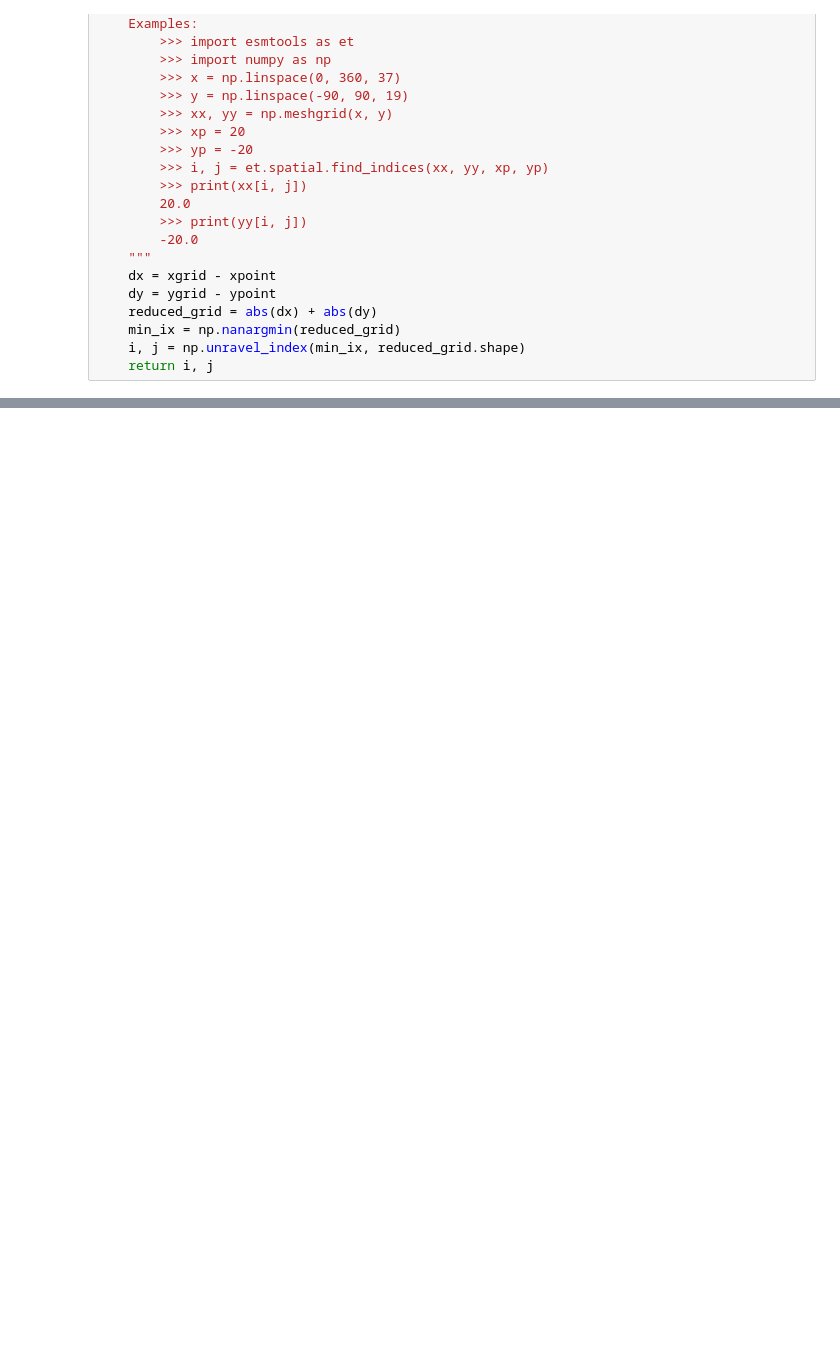
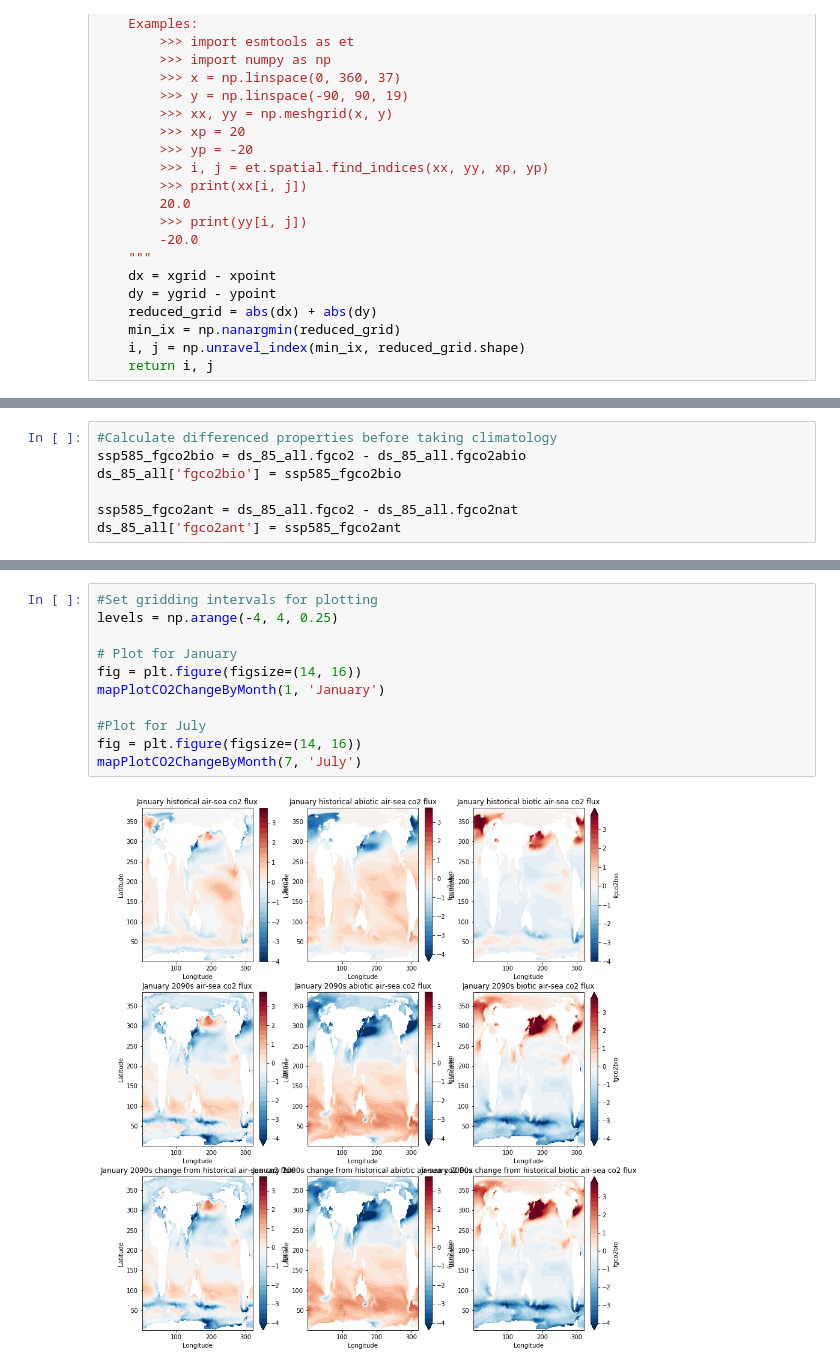
Before and after one commit to mara-freilich/cmip6hack-ocean-bgc, a Jupyter notebook: notebooks/palevsky_CO2flux.ipynb, the cells around one changed output, grey strips where cells are left out. Cells and saved outputs as stored; diff of their text form; blank space fills up the shorter version.

```diff
--- a/notebooks/palevsky_CO2flux.ipynb
+++ b/notebooks/palevsky_CO2flux.ipynb
@@ -363,0 +356,7 @@ Text(0.5, 0, 'Month')
+# %%
+#Calculate differenced properties before taking climatology
+ssp585_fgco2bio = ds_85_all.fgco2 - ds_85_all.fgco2abio
+ds_85_all['fgco2bio'] = ssp585_fgco2bio
+
+ssp585_fgco2ant = ds_85_all.fgco2 - ds_85_all.fgco2nat
+ds_85_all['fgco2ant'] = ssp585_fgco2ant
@@ -363,0 +525,13 @@ Text(0.5, 0, 'Month')
+# %%
+#Set gridding intervals for plotting
+levels = np.arange(-4, 4, 0.25)
+
+# Plot for January
+fig = plt.figure(figsize=(14, 16))
+mapPlotCO2ChangeByMonth(1, 'January')
+
+#Plot for July
+fig = plt.figure(figsize=(14, 16))
+mapPlotCO2ChangeByMonth(7, 'July')
+# %% [output]
+[figure, added]
```
Also changed, not shown: parts of 27 cells of this notebook.
